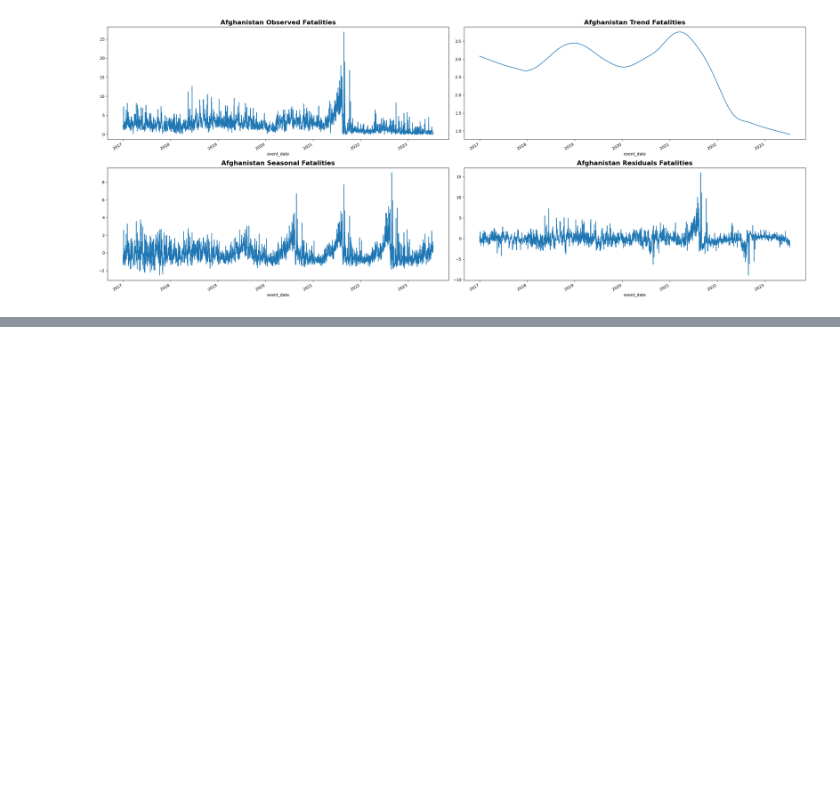
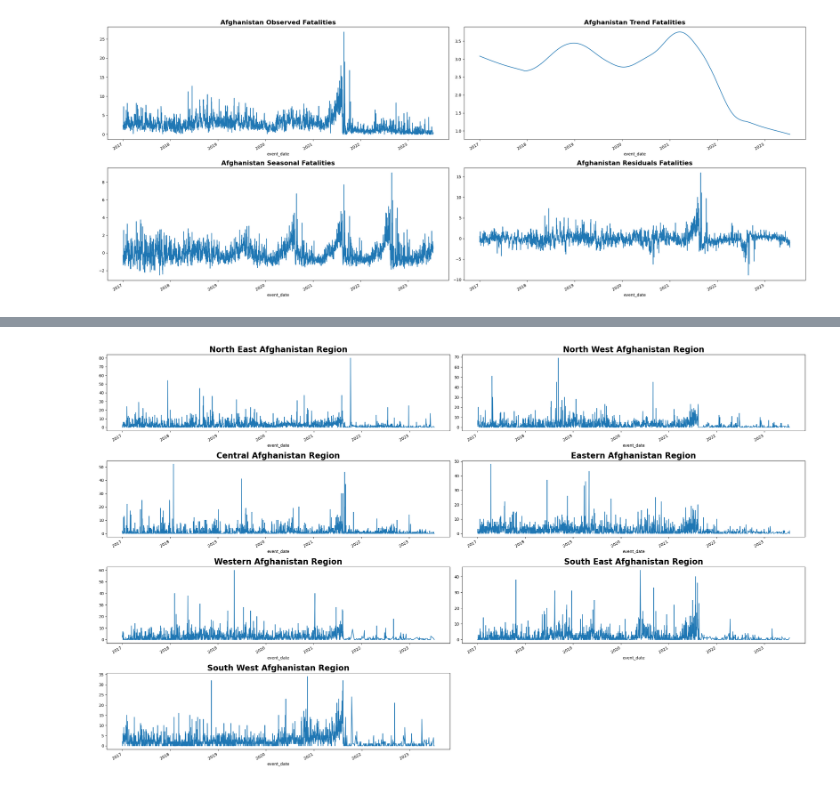
Before and after one commit to OdinProjectI/ODIN, a Jupyter notebook: CasualtiesOfWarInAfghanistan.ipynb, the cells around one changed output, grey strips where cells are left out. Cells and saved outputs as stored; diff of their text form; code cells hidden in the pictures; blank space fills up the shorter version.

```diff
--- a/CasualtiesOfWarInAfghanistan.ipynb
+++ b/CasualtiesOfWarInAfghanistan.ipynb
@@ -239,0 +275,33 @@ plt.tight_layout()
+# %%
+province_lookup: defaultdict = defaultdict(list)
+resp: str = urllib.request.urlopen("https://en.wikipedia.org/wiki/Districts_of_Afghanistan#Northern_Afghanistan").read()
+soup: 'BeautifulSoup' = BeautifulSoup(resp)
+
+for tag in soup.find_all("ul"):
+
+    current_key: str = ""
+    if "Afghanistan-sublist" in tag.get('id', ''):
+        for item in tag.find_all('div'):
+            curr_row: List[str] = item.text.split(".")
+
+            if len(curr_row) == 2:
+                current_key: str = re.sub(r'[0-9]+', '', curr_row[-1])
+                # province_lookup[current_key].append('')
+
+            else:
+                province_lookup[current_key].append( re.sub(r'[0-9]+', '', curr_row[-1]).replace("Province", "").strip() )
+
+stdout = province_lookup.pop('')
+# %%
+fig = plt.figure(figsize=(25,15))
+index: int = 1
+
+for prov_name,areas in province_lookup.items():
+    ax = fig.add_subplot(4,2,index)
+    afghan_df[afghan_df['admin1'].isin(areas) ].groupby('event_date')['fatalities'].mean().apply(lambda row: math.trunc(row)).plot(ax=ax)
+    ax.set_title("%s Region" % (prov_name), fontweight='bold', fontsize=20 )
+    index += 1
+
+plt.tight_layout()
+# %% [output]
+[figure, added]
```
Also changed, not shown: parts of 9 cells of this notebook.
